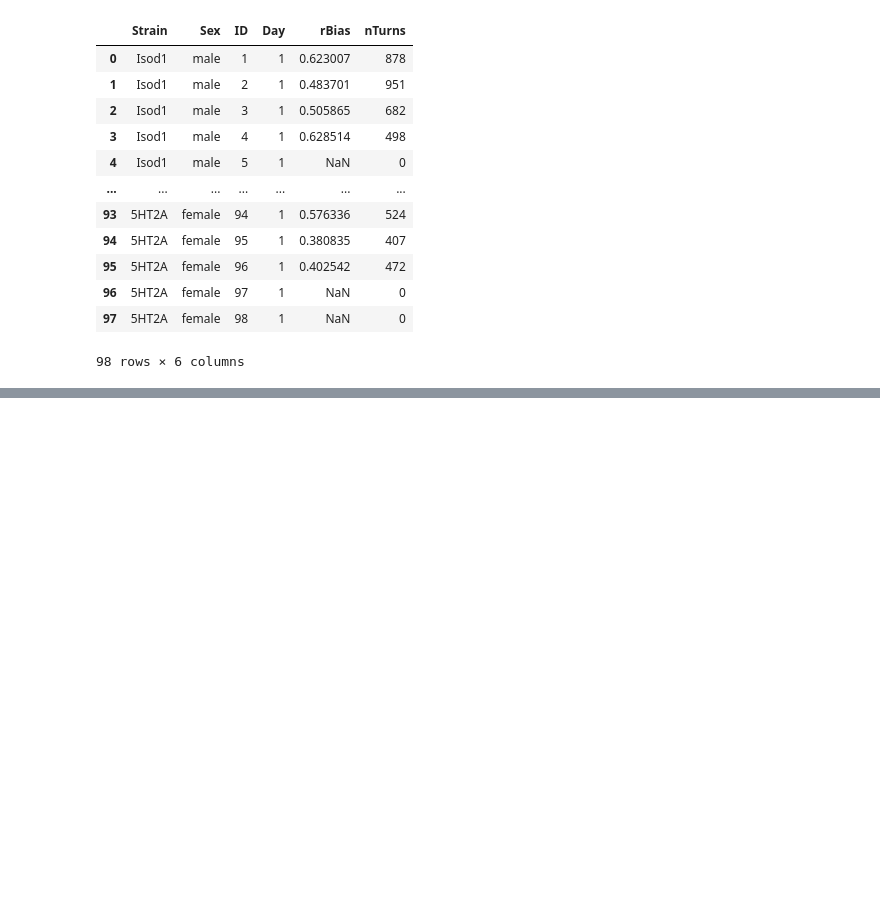
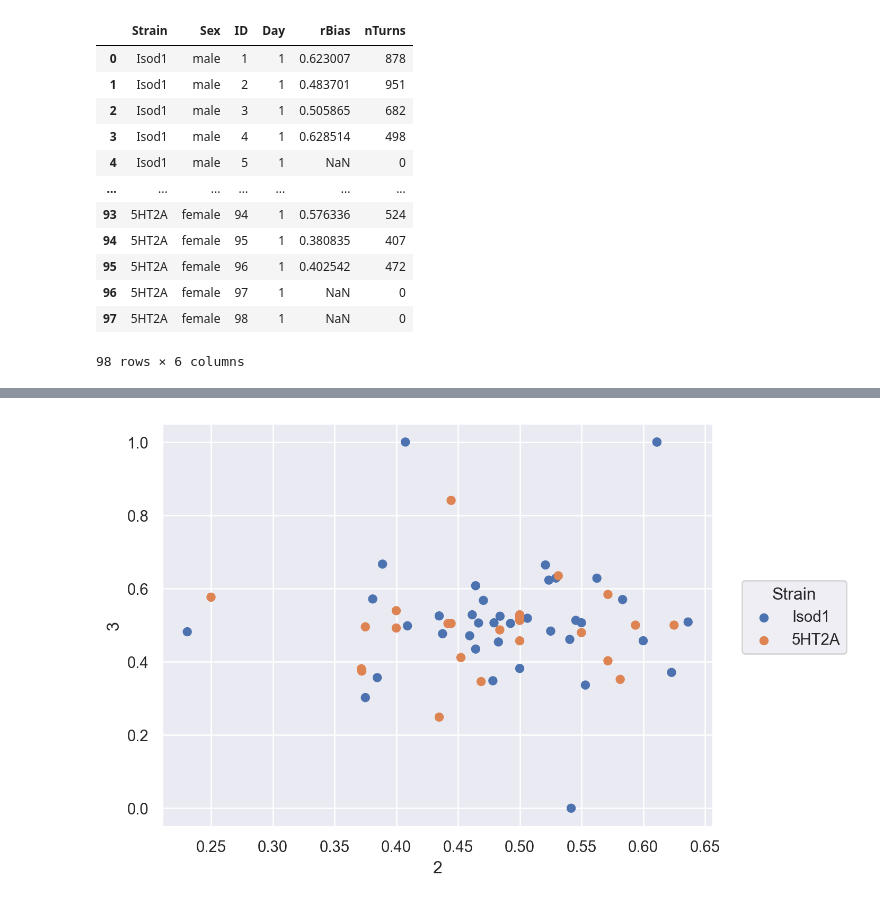
Before and after one commit to PY-305-Bayesian-Statistics/PS1, a Jupyter notebook: Learning Python.ipynb, the cells around one changed output, grey strips where cells are left out. Cells and saved outputs as stored; diff of their text form; code cells hidden in the pictures; blank space fills up the shorter version.

```diff
--- a/Learning Python.ipynb
+++ b/Learning Python.ipynb
@@ -797,0 +798,3 @@ so.Plot(data=pd_all_days, x="rBias", y="nTurns", color="Day").add(so.Dot())
+# %%
+pd_2days_pivoted=pd_all_days.pivot_table(index=["ID", "Strain"] , columns="Day", values="rBias")
+pd_2days_pivoted
@@ -797,0 +816,4 @@ so.Plot(data=pd_all_days, x="rBias", y="nTurns", color="Day").add(so.Dot())
+# %%
+so.Plot(data=pd_2days_pivoted, x="2", y="3", color="Strain").add(so.Dot())
+# %% [output]
+[figure, added]
```
Also changed, not shown: parts of 21 cells of this notebook.
